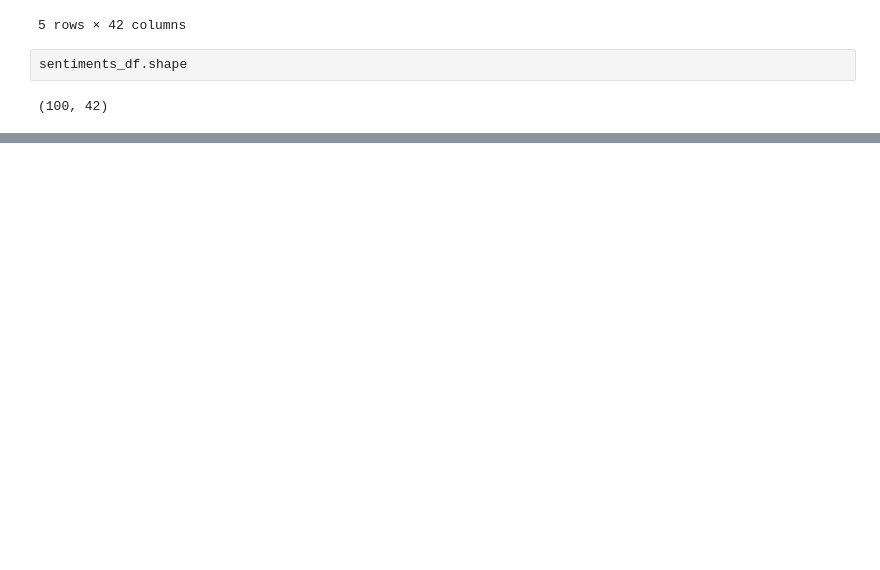
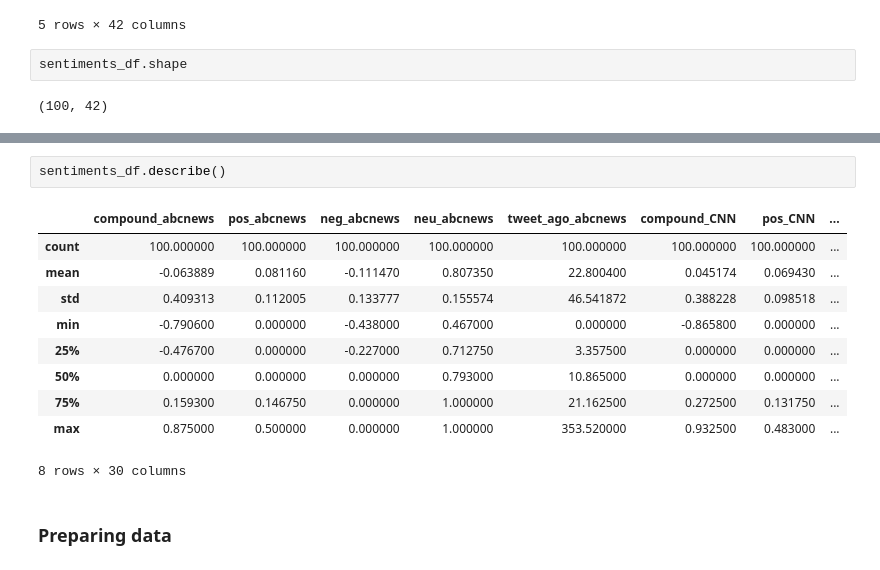
Before and after one commit to clafrance/news-sentiment-analysis, a Jupyter notebook: news_mood.ipynb, the cells around one changed output, grey strips where cells are left out. Drawn from its saved outputs; the diff is of its cells as text; blank space fills up the shorter version.

```diff
--- a/news_mood.ipynb
+++ b/news_mood.ipynb
@@ -103,0 +144,15 @@ sentiments_df.shape
+# %%
+sentiments_df.describe()
+# %% [output]
+|  | compound_abcnews | pos_abcnews | neg_abcnews | neu_abcnews | tweet_ago_abcnews | compound_CNN | pos_CNN | ... |
+| count | 100.000000 | 100.000000 | 100.000000 | 100.000000 | 100.000000 | 100.000000 | 100.000000 | ... |
+| mean | -0.063889 | 0.081160 | -0.111470 | 0.807350 | 22.800400 | 0.045174 | 0.069430 | ... |
+| std | 0.409313 | 0.112005 | 0.133777 | 0.155574 | 46.541872 | 0.388228 | 0.098518 | ... |
+| min | -0.790600 | 0.000000 | -0.438000 | 0.467000 | 0.000000 | -0.865800 | 0.000000 | ... |
+| 25% | -0.476700 | 0.000000 | -0.227000 | 0.712750 | 3.357500 | 0.000000 | 0.000000 | ... |
+| 50% | 0.000000 | 0.000000 | 0.000000 | 0.793000 | 10.865000 | 0.000000 | 0.000000 | ... |
+| 75% | 0.159300 | 0.146750 | 0.000000 | 1.000000 | 21.162500 | 0.272500 | 0.131750 | ... |
+| max | 0.875000 | 0.500000 | 0.000000 | 1.000000 | 353.520000 | 0.932500 | 0.483000 | ... |
+8 rows × 30 columns
+# %% [markdown]
+### Preparing data
```
Also changed, not shown: parts of 31 cells of this notebook, 4 other files.
